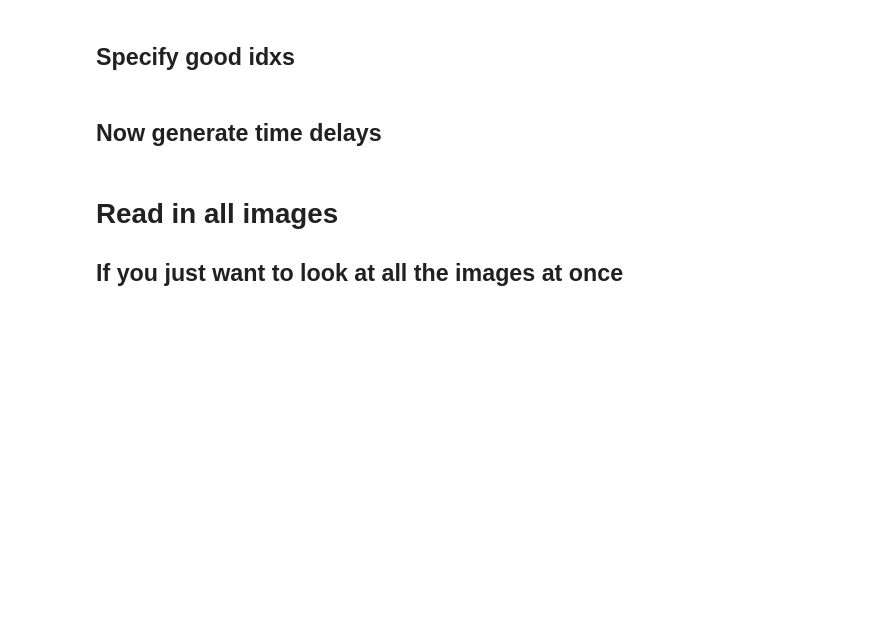
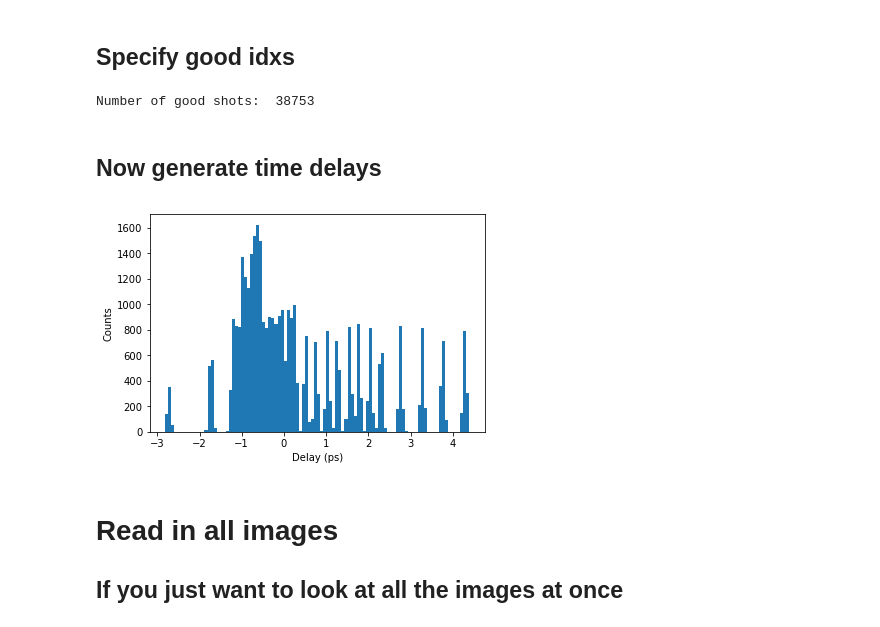
Before and after one commit to igabalski/Analysis-Tutorials, a Jupyter notebook: Template-Notebooks/CSPADGrabber.ipynb, the cells around one changed output. Drawn from its saved outputs; the diff is of its cells as text; code cells hidden in the pictures; blank space fills up the shorter version.

```diff
--- a/Template-Notebooks/CSPADGrabber.ipynb
+++ b/Template-Notebooks/CSPADGrabber.ipynb
@@ -58,26 +91,31 @@ ax2.hist(detArrays['xrayEnergy'], bins=100,normed=False, alpha=0.5);
 # %% [markdown]
 ## Specify good idxs
 # %%
-goodIdx = runFilter( pointData , filterOn=['xrayEnergy', 'ttfltpos'], maddevs=3 ).astype(bool)
+goodIdx = runFilter( pointData , filterOn=['ttfltpos','uvint','uvint1'], maddevs=3 ).astype(bool)
+goodIdx = goodIdx & pointData['laserOn'] & pointData['xrayOn']
 print 'Number of good shots: ', len(goodIdx[goodIdx==True])
+# %% [output]
+Number of good shots:  38753
 # %% [markdown]
 ## Now generate time delays
 # %%
 # Calibrated timetool for LU92
 TTPoly = np.array([2.95684259e-06, -1.43969413e-03])
 
 TTFltPos = pointData['ttfltpos']
 TTCorrFltPos = TTPoly[1]*TTFltPos+TTPoly[0]
-TTTime = 0*TTCorrFltPos - 1e9/3e8*2*(pointData['stageencoder']-56.35)
+TTTime = TTCorrFltPos - 1e9/3e8*2*(pointData['stageencoder']-56.35)
 
 # NOTE: This is a placeholder, and should be removed on runs with timetool data
 # TTTime = np.zeros(pointData['xrayEnergy'].shape)
 
 fig2, ax2 = plt.subplots(1, 1)
-ax2.hist(TTTime[goodIdx], bins=200,normed=False, alpha=0.5)
+ax2.hist(TTTime[goodIdx], bins=100,normed=False, alpha=1)
 ax2.set_xlabel('Delay (ps)')
 ax2.set_ylabel('Counts')
 plt.show()
+# %% [output]
+[figure, added]
 # %% [markdown]
 # Read in all images
 ## If you just want to look at all the images at once
```
Also changed, not shown: parts of 14 cells of this notebook.
